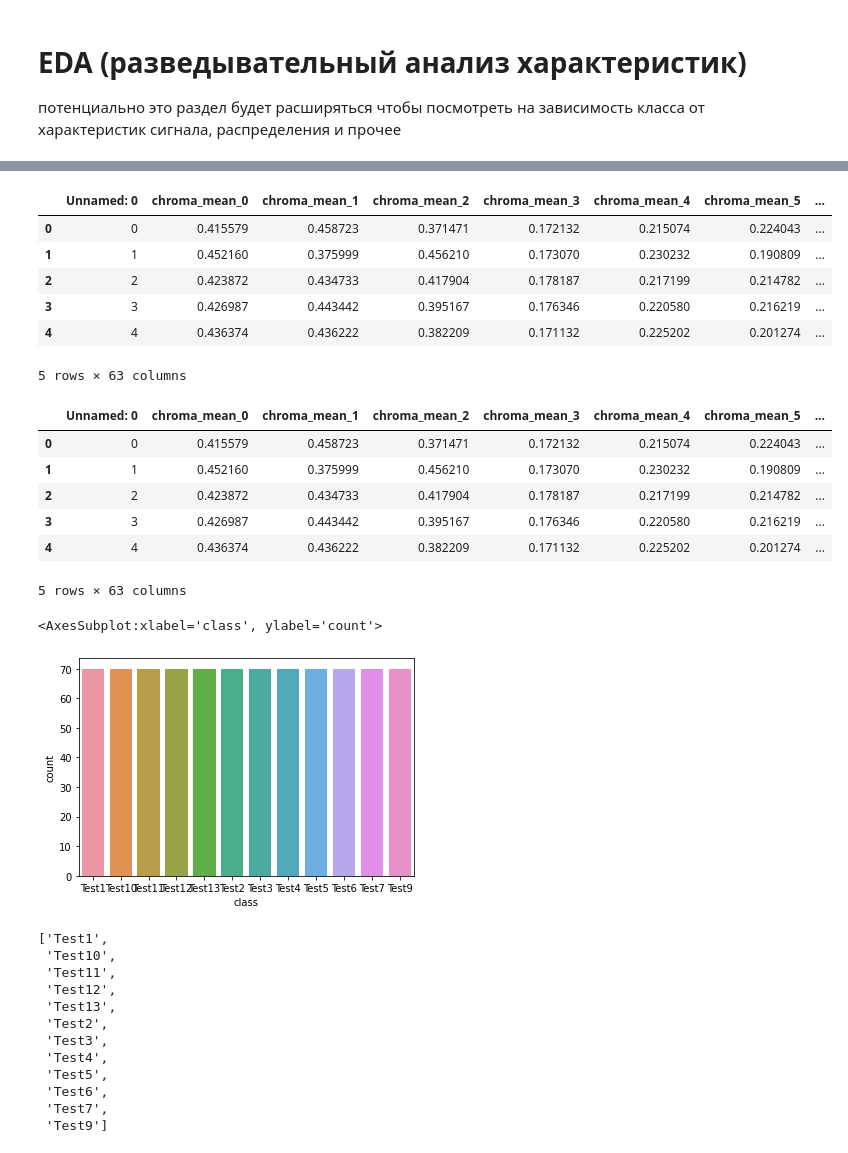
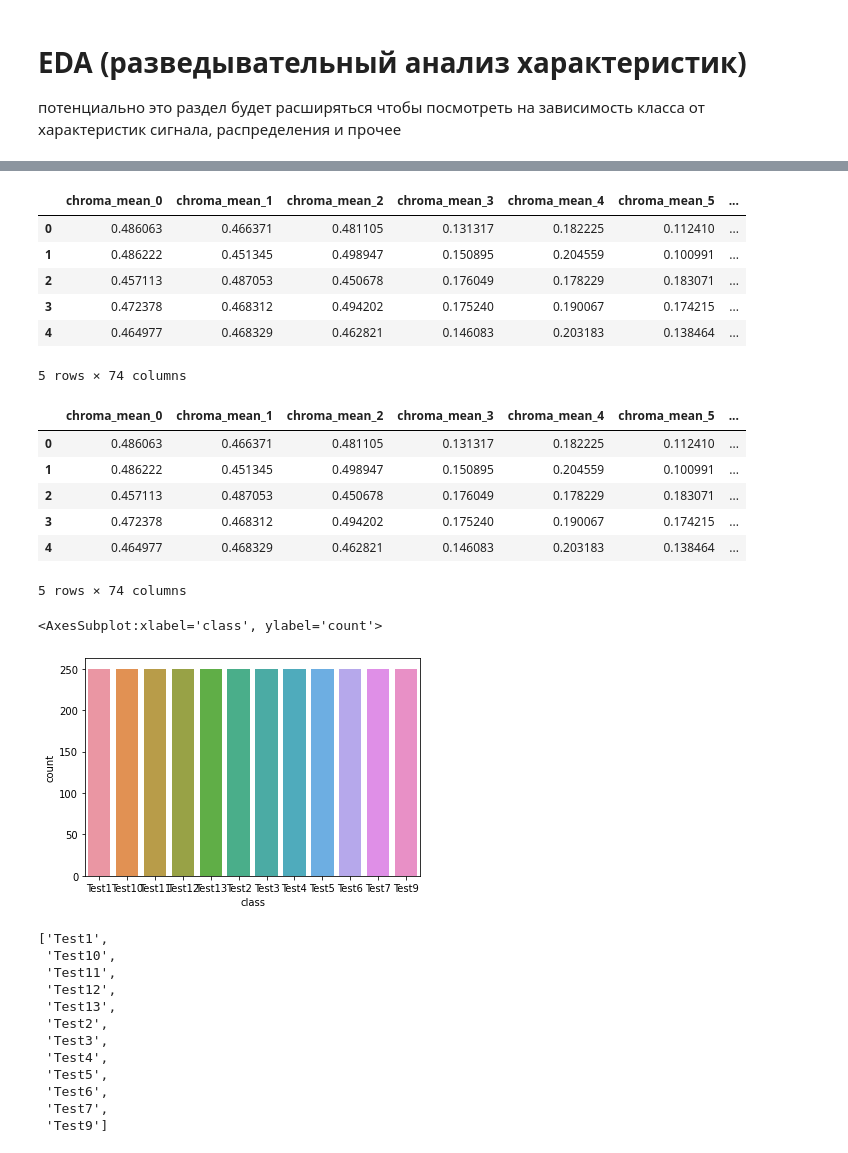
Before and after one commit to Yaroslav-siberia/audio_classification, a Jupyter notebook: 3.Classification by vector.ipynb, the cells around one changed output, grey strips where cells are left out. Cells and saved outputs as stored; diff of their text form; code cells hidden in the pictures.

```diff
--- a/3.Classification by vector.ipynb
+++ b/3.Classification by vector.ipynb
@@ -172,35 +169,35 @@ error_counter 0
 # %% [markdown]
 ![0*ZMjHWzzdOB48jTSt.png](attachment:0*ZMjHWzzdOB48jTSt.png)
 # %%
-df = pd.read_csv('./out6.csv')
+df = pd.read_csv('./out12_noise.csv')
 df.head()
 # %% [output]
-|  | Unnamed: 0 | chroma_mean_0 | chroma_mean_1 | chroma_mean_2 | chroma_mean_3 | chroma_mean_4 | chroma_mean_5 | ... |
-| 0 | 0 | 0.415579 | 0.458723 | 0.371471 | 0.172132 | 0.215074 | 0.224043 | ... |
-| 1 | 1 | 0.452160 | 0.375999 | 0.456210 | 0.173070 | 0.230232 | 0.190809 | ... |
-| 2 | 2 | 0.423872 | 0.434733 | 0.417904 | 0.178187 | 0.217199 | 0.214782 | ... |
-| 3 | 3 | 0.426987 | 0.443442 | 0.395167 | 0.176346 | 0.220580 | 0.216219 | ... |
-| 4 | 4 | 0.436374 | 0.436222 | 0.382209 | 0.171132 | 0.225202 | 0.201274 | ... |
+|  | chroma_mean_0 | chroma_mean_1 | chroma_mean_2 | chroma_mean_3 | chroma_mean_4 | chroma_mean_5 | ... |
+| 0 | 0.486063 | 0.466371 | 0.481105 | 0.131317 | 0.182225 | 0.112410 | ... |
+| 1 | 0.486222 | 0.451345 | 0.498947 | 0.150895 | 0.204559 | 0.100991 | ... |
+| 2 | 0.457113 | 0.487053 | 0.450678 | 0.176049 | 0.178229 | 0.183071 | ... |
+| 3 | 0.472378 | 0.468312 | 0.494202 | 0.175240 | 0.190067 | 0.174215 | ... |
+| 4 | 0.464977 | 0.468329 | 0.462821 | 0.146083 | 0.203183 | 0.138464 | ... |
-5 rows × 63 columns
+5 rows × 74 columns
 # %%
 # этот раздел необязателен. но нам надо чтобы последний столбец class
 # был правильно заполнен. для этого сплитуем строку и вычленяем имя папки класса
 df['class'] = df.file_name.apply(lambda x: x.split("\\")[1])
 df.head()
 # %% [output]
-|  | Unnamed: 0 | chroma_mean_0 | chroma_mean_1 | chroma_mean_2 | chroma_mean_3 | chroma_mean_4 | chroma_mean_5 | ... |
-| 0 | 0 | 0.415579 | 0.458723 | 0.371471 | 0.172132 | 0.215074 | 0.224043 | ... |
-| 1 | 1 | 0.452160 | 0.375999 | 0.456210 | 0.173070 | 0.230232 | 0.190809 | ... |
-| 2 | 2 | 0.423872 | 0.434733 | 0.417904 | 0.178187 | 0.217199 | 0.214782 | ... |
-| 3 | 3 | 0.426987 | 0.443442 | 0.395167 | 0.176346 | 0.220580 | 0.216219 | ... |
-| 4 | 4 | 0.436374 | 0.436222 | 0.382209 | 0.171132 | 0.225202 | 0.201274 | ... |
+|  | chroma_mean_0 | chroma_mean_1 | chroma_mean_2 | chroma_mean_3 | chroma_mean_4 | chroma_mean_5 | ... |
+| 0 | 0.486063 | 0.466371 | 0.481105 | 0.131317 | 0.182225 | 0.112410 | ... |
+| 1 | 0.486222 | 0.451345 | 0.498947 | 0.150895 | 0.204559 | 0.100991 | ... |
+| 2 | 0.457113 | 0.487053 | 0.450678 | 0.176049 | 0.178229 | 0.183071 | ... |
+| 3 | 0.472378 | 0.468312 | 0.494202 | 0.175240 | 0.190067 | 0.174215 | ... |
+| 4 | 0.464977 | 0.468329 | 0.462821 | 0.146083 | 0.203183 | 0.138464 | ... |
-5 rows × 63 columns
+5 rows × 74 columns
 # %%
 sns.countplot(x = 'class', data=df)
 # как распределены классы
 # %% [output]
 <AxesSubplot:xlabel='class', ylabel='count'>
-[figure, old version]
+[figure, new version]
 # %%
 classes = list(df['class'].unique()) # получаем список классов
 classes
```
Also changed, not shown: parts of 26 cells of this notebook, 3 other files.
